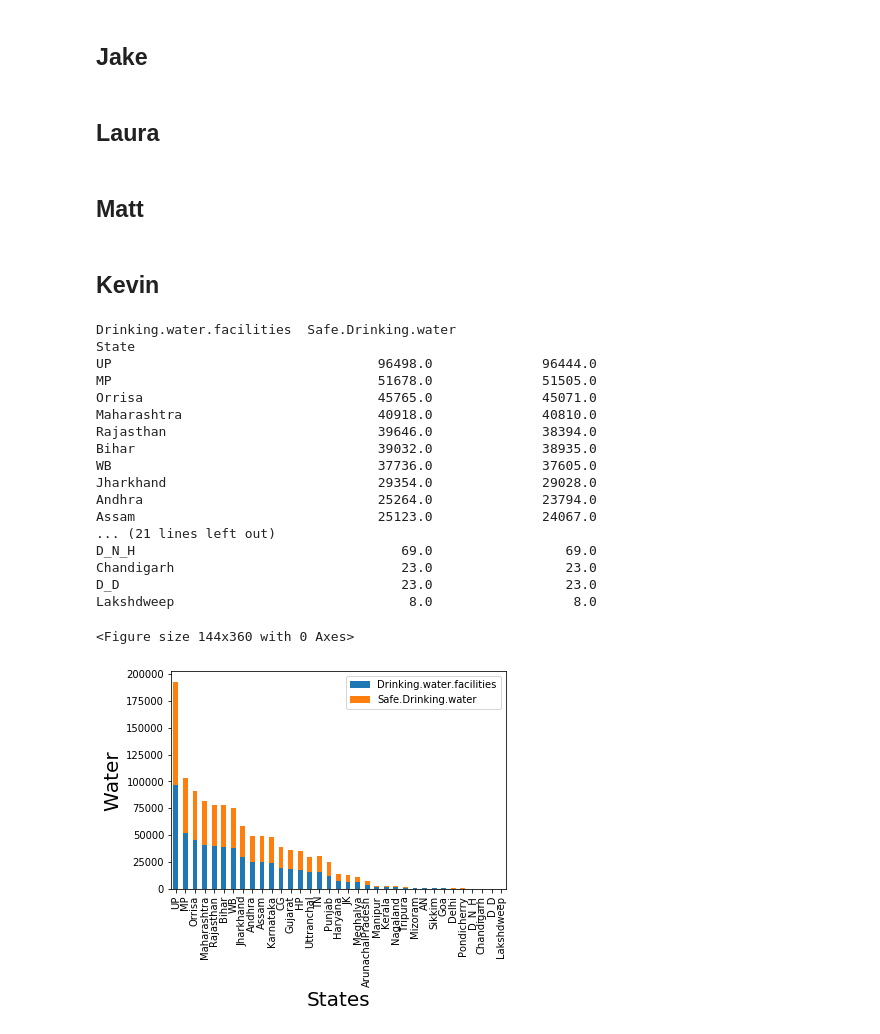
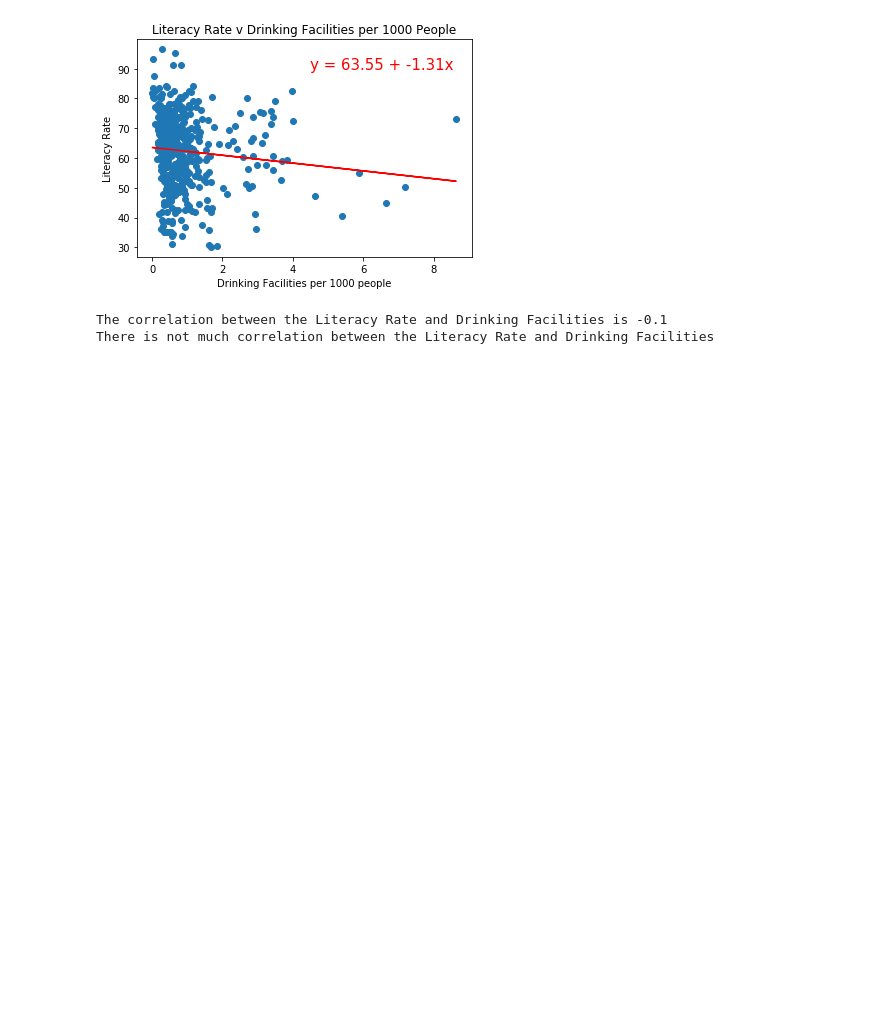
Before and after one commit to bpdamore/ProjectOne, a Jupyter notebook: main_analysis.ipynb, the cells around one changed output. Cells and saved outputs as stored; diff of their text form; code cells hidden in the pictures; blank space fills up the shorter version.

```diff
--- a/main_analysis.ipynb
+++ b/main_analysis.ipynb
@@ -43,38 +33,22 @@ Text(0.5, 1.0, 'Literacy Rate v People Per Health Center')
-# %% [markdown]
-## Jake
-# %% [markdown]
-## Laura
-# %% [markdown]
-## Matt
-# %% [markdown]
-## Kevin
-# %%
-states=df.groupby('State').sum()
-states=states[['Drinking.water.facilities','Safe.Drinking.water']]
-states=states.sort_values(['Drinking.water.facilities','Safe.Drinking.water'],ascending=[0,0])
-print(states)
-plt.figure(figsize = (2,5))
-states.plot(kind='bar' , stacked =True)
-plt.xlabel("States", size = 20)
-plt.ylabel("Water", size  = 20)
-plt.show()
-# %% [output]
-Drinking.water.facilities  Safe.Drinking.water
-State
-UP                                  96498.0              96444.0
-MP                                  51678.0              51505.0
-Orrisa                              45765.0              45071.0
-Maharashtra                         40918.0              40810.0
-Rajasthan                           39646.0              38394.0
-Bihar                               39032.0              38935.0
-WB                                  37736.0              37605.0
-Jharkhand                           29354.0              29028.0
-Andhra                              25264.0              23794.0
-Assam                               25123.0              24067.0
-... (21 lines left out)
-D_N_H                                  69.0                 69.0
-Chandigarh                             23.0                 23.0
-D_D                                    23.0                 23.0
-Lakshdweep                              8.0                  8.0
-<Figure size 144x360 with 0 Axes>
-[figure, removed]
+# %%
+x_axis = df["Drinking Facilities per 1000 People"]
+y_axis = df["Literacy Rate"]
+
+plt.scatter(df["Drinking Facilities per 1000 People"], df["Literacy Rate"])
+plt.xlabel("Drinking Facilities per 1000 people")
+plt.ylabel("Literacy Rate")
+plt.title("Literacy Rate v Drinking Facilities per 1000 People")
+
+(slope, intercept, rvalue, pvalue, stderr) = linregress(x_axis, y_axis)
+predictions = x_axis * slope + intercept
+line_eq = f'y = {round(intercept,2)} + {round(slope,2)}x'
+plt.plot(x_axis,predictions,"r-")
+plt.annotate(line_eq,(4.5,90),fontsize=15,color="red")
+
+plt.show()
+print(f"The correlation between the Literacy Rate and Drinking Facilities is {round(rvalue,2)}")
+print("There is not much correlation between the Literacy Rate and Drinking Facilities")
+# %% [output]
+[figure, added]
+The correlation between the Literacy Rate and Drinking Facilities is -0.1
+There is not much correlation between the Literacy Rate and Drinking Facilities
```
Also changed, not shown: parts of 24 cells of this notebook, 3 other files.
